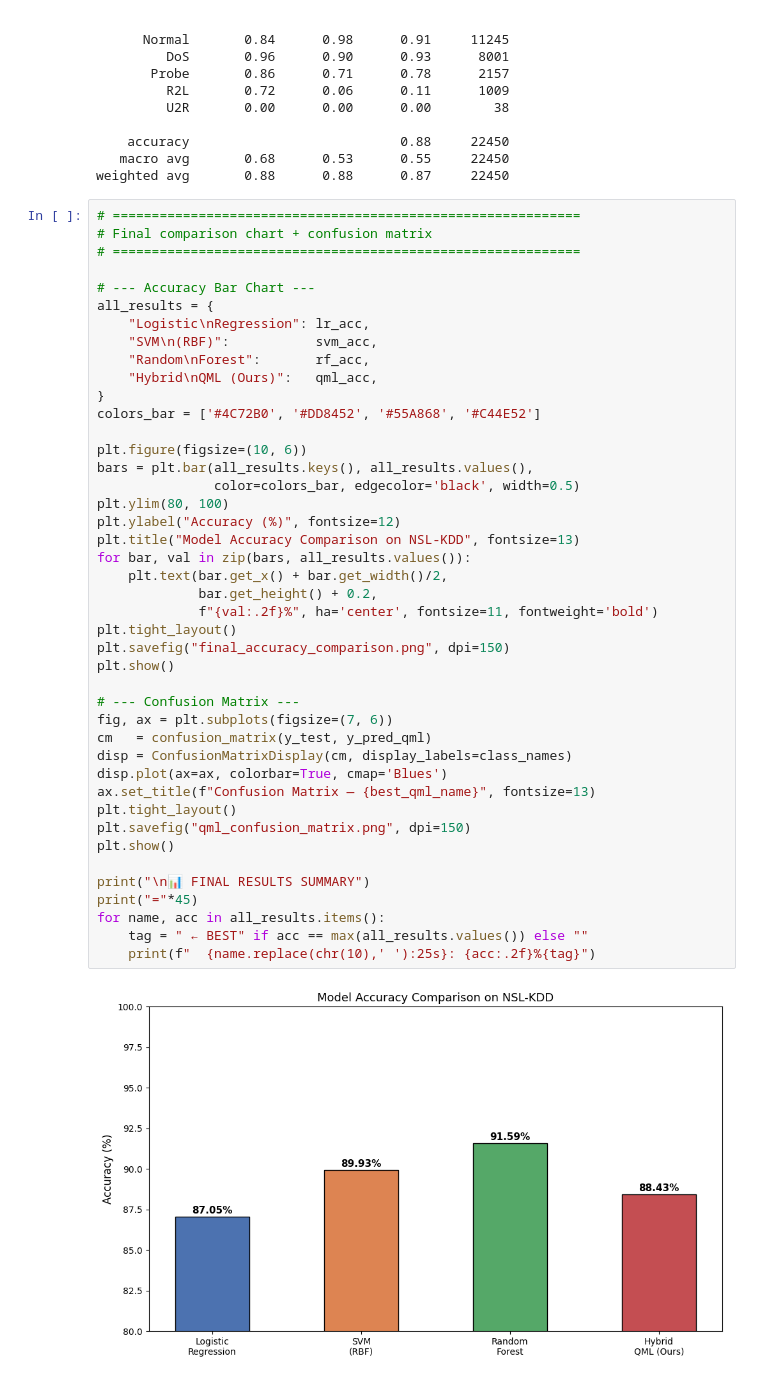
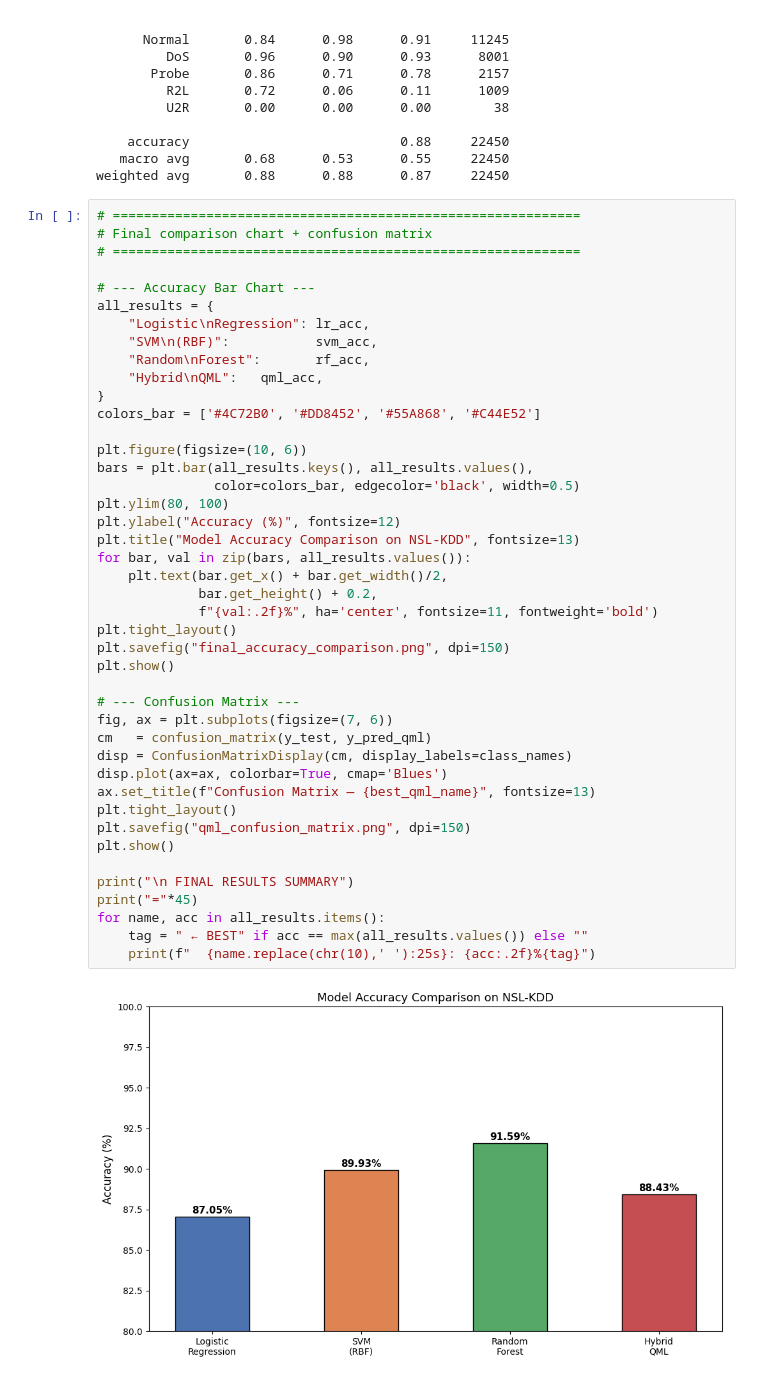
Before and after one commit to amankr2519/ids_qml, a Jupyter notebook: ids_qml.ipynb, the cells around one changed output. Cells and saved outputs as stored; diff of their text form.

```diff
--- a/ids_qml.ipynb
+++ b/ids_qml.ipynb
@@ -1153,39 +1147,39 @@ all_results = {
     "Logistic\nRegression": lr_acc,
     "SVM\n(RBF)":           svm_acc,
     "Random\nForest":       rf_acc,
-    "Hybrid\nQML (Ours)":   qml_acc,
+    "Hybrid\nQML":   qml_acc,
 }
 colors_bar = ['#4C72B0', '#DD8452', '#55A868', '#C44E52']
 
 plt.figure(figsize=(10, 6))
 bars = plt.bar(all_results.keys(), all_results.values(),
                color=colors_bar, edgecolor='black', width=0.5)
 plt.ylim(80, 100)
 plt.ylabel("Accuracy (%)", fontsize=12)
 plt.title("Model Accuracy Comparison on NSL-KDD", fontsize=13)
 for bar, val in zip(bars, all_results.values()):
     plt.text(bar.get_x() + bar.get_width()/2,
              bar.get_height() + 0.2,
              f"{val:.2f}%", ha='center', fontsize=11, fontweight='bold')
 plt.tight_layout()
 plt.savefig("final_accuracy_comparison.png", dpi=150)
 plt.show()
 
 # --- Confusion Matrix ---
 fig, ax = plt.subplots(figsize=(7, 6))
 cm   = confusion_matrix(y_test, y_pred_qml)
 disp = ConfusionMatrixDisplay(cm, display_labels=class_names)
 disp.plot(ax=ax, colorbar=True, cmap='Blues')
 ax.set_title(f"Confusion Matrix — {best_qml_name}", fontsize=13)
 plt.tight_layout()
 plt.savefig("qml_confusion_matrix.png", dpi=150)
 plt.show()
 
-print("\n📊 FINAL RESULTS SUMMARY")
+print("\n FINAL RESULTS SUMMARY")
 print("="*45)
 for name, acc in all_results.items():
     tag = " ← BEST" if acc == max(all_results.values()) else ""
     print(f"  {name.replace(chr(10),' '):25s}: {acc:.2f}%{tag}")
 # %% [output]
-[figure, old version]
+[figure, new version]
 [figure]
```
Also changed, not shown: parts of 37 cells of this notebook.
